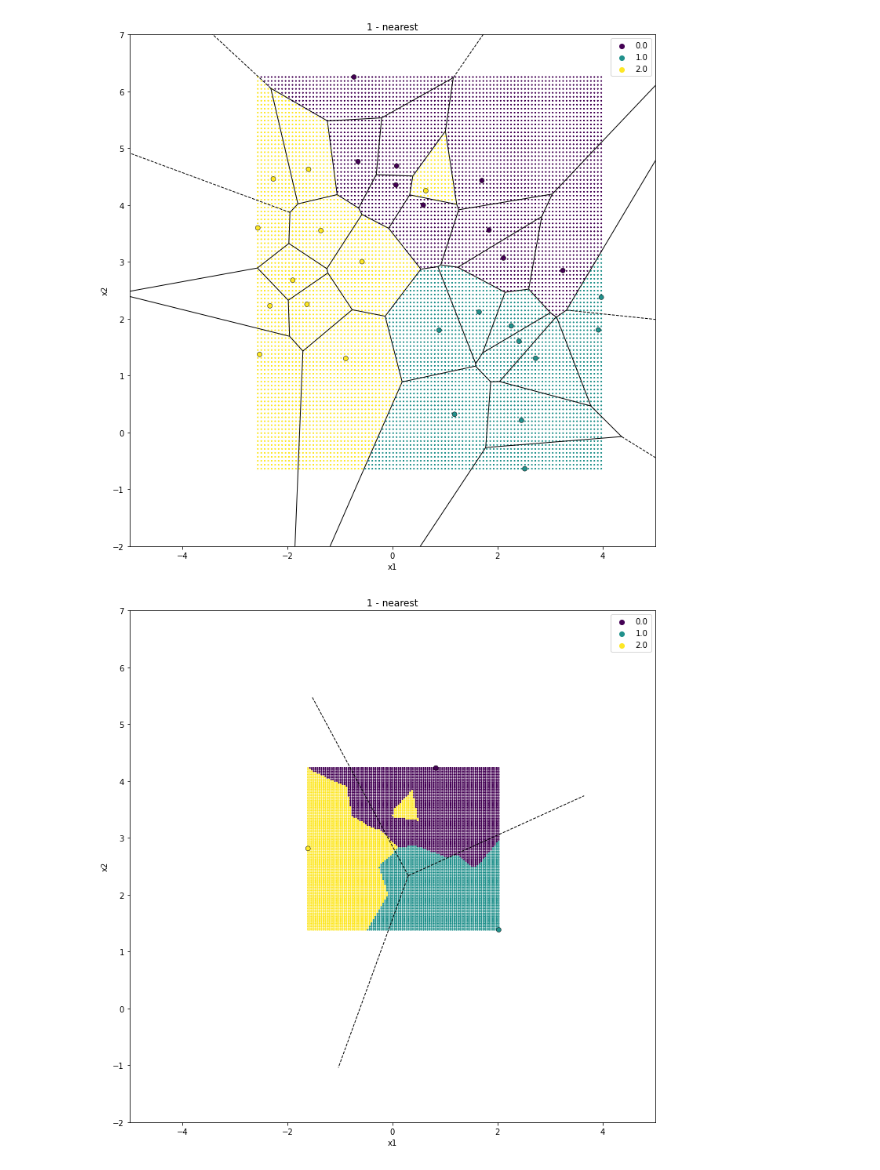
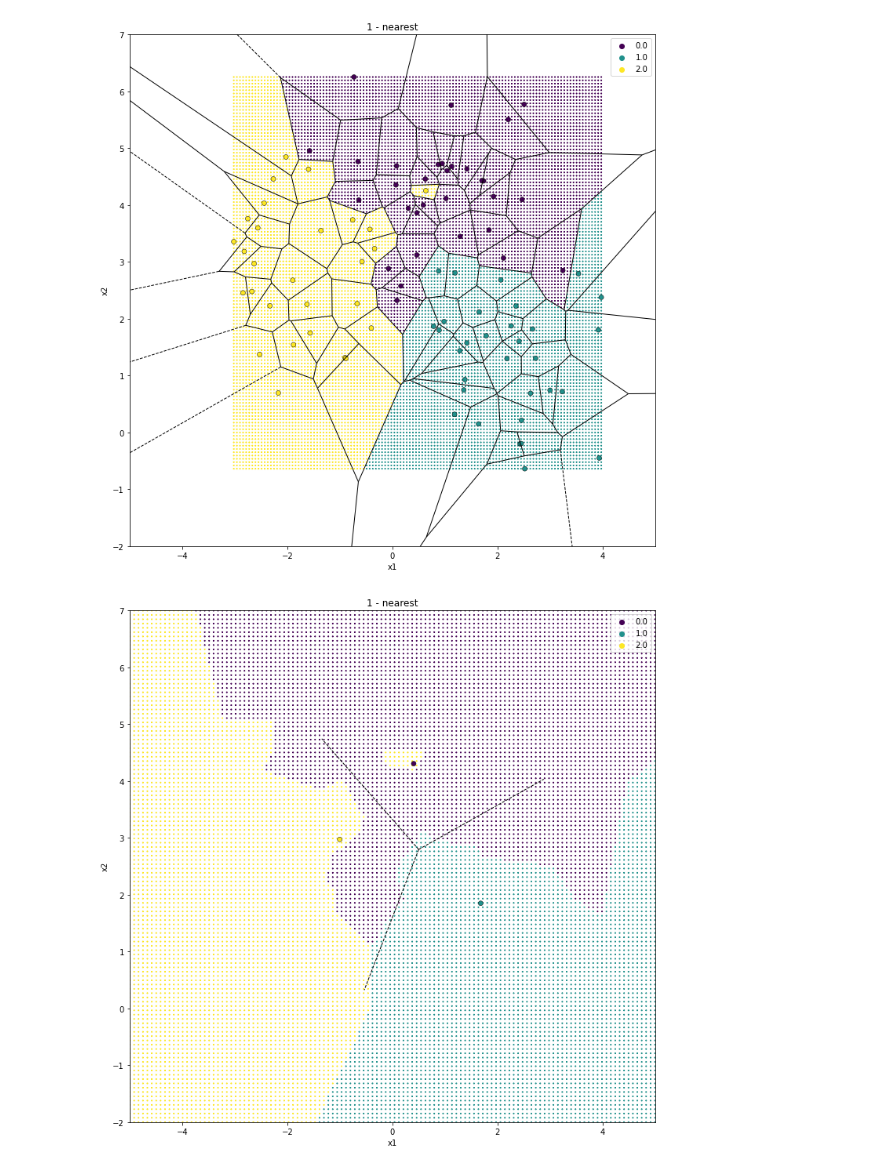
Before and after one commit to TrevorJDick/knn_scratch, a Jupyter notebook: knn/knn_examples.ipynb, the cells around one changed output. Saved outputs shown, nothing was run; the diff lists cells and outputs as text; code cells hidden in the pictures.

```diff
--- a/knn/knn_examples.ipynb
+++ b/knn/knn_examples.ipynb
@@ -17,25 +120,24 @@ import knn_from_scratch as knsc
 # %%
-### get data
-X, y = datasets.make_blobs(
-    n_samples=100,
-    centers=3,
-    n_features=2,
-    random_state=0
-)
 X_train, X_test, y_train, y_test = train_test_split(
     X,
     y,
-    test_size=0.70,
+    test_size=test_frac,
     random_state=73
 )
 
-### do knn
 kn_indices, kn_distances, kn_pts, y_pred = knsc.run_knn(
     X_train,
     X_test,
     y_train,
     y_test,
-    k=5
+    k=k
+)
+
+print(
+    f'test frac={test_frac}, k={k}:\n'
+    f'{skm.accuracy_score(y_test, y_pred)} -- test accuracy\n'
+    f'{skm.precision_score(y_test, y_pred, average=None)} -- test precision\n'
+    f'{skm.recall_score(y_test, y_pred, average=None)} -- test recall\n'
 )
 
 knsc.plot_test_pts_w_l2_circles(
@@ -57,12 +163,16 @@ rocs = knsc.roc_auc_plot(y_test, y_pred)
 ### show Voroni connection
 vor = Voronoi(X_train)
 
-# plot_voroni_train(X_train, y_train, vor)
-
-lattice = knsc.gen_X_test_lattice(X_train, N=100)
+N = 120
+lattice = knsc.gen_X_test_lattice(X_train, N=N)
 X_test_dense = np.column_stack((lattice[0].ravel(), lattice[1].ravel()))
 
-kn_indices_dense, kn_distances_dense, kn_pts_dense, y_pred_dense = knsc.run_knn(
+(
+    kn_indices_dense,
+    kn_distances_dense,
+    kn_pts_dense,
+    y_pred_dense
+) = knsc.run_knn(
     X_train,
     X_test_dense,
     y_train,
@@ -72,4 +182,4 @@ kn_indices_dense, kn_distances_dense, kn_pts_dense, y_pred_dense = knsc.run_knn(
 
 knsc.plot_voroni_test(X_train, X_test_dense, y_train, y_pred_dense, vor, k=1)
 # %% [output]
-[figure, old version]
+[figure, new version]
@@ -100,27 +186,32 @@ knsc.plot_voroni_test(X_train, X_test_dense, y_train, y_pred_dense, vor, k=1)
 # %%
-### for avg of X show decision boundary
+### for avg of X show decision boundary, like having very small train frac
 X_avg = np.vstack(
     [np.mean(X_test[np.where(y_test == i)], axis=0) for i in np.unique(y_test)]
 )
 y_avg = np.unique(y_test)
 
 vor_avg = Voronoi(X_avg)
-lattice_avg = knsc.gen_X_test_lattice(X_avg, N=100)
+lattice_avg = knsc.gen_X_test_lattice(
+    X_avg,
+    N=N,
+    x1_bounds=[-5, 5],
+    x2_bounds=[-2, 7]
+)
 X_avg_dense = np.column_stack((lattice_avg[0].ravel(), lattice_avg[1].ravel()))
 
 (
     kn_indices_dense_avg,
     kn_distances_dense_avg,
     kn_pts_dense_avg,
     y_pred_dense_avg
 ) = knsc.run_knn(
     X_train,
     X_avg,
     y_train,
     y_avg,
     k=1
 )
 
 knsc.plot_voroni_test(X_avg, X_avg_dense, y_avg, y_pred_dense, vor_avg, k=1)
 # %% [output]
-[figure, old version]
+[figure, new version]
```
Also changed, not shown: parts of 12 cells of this notebook, 1 other file.
